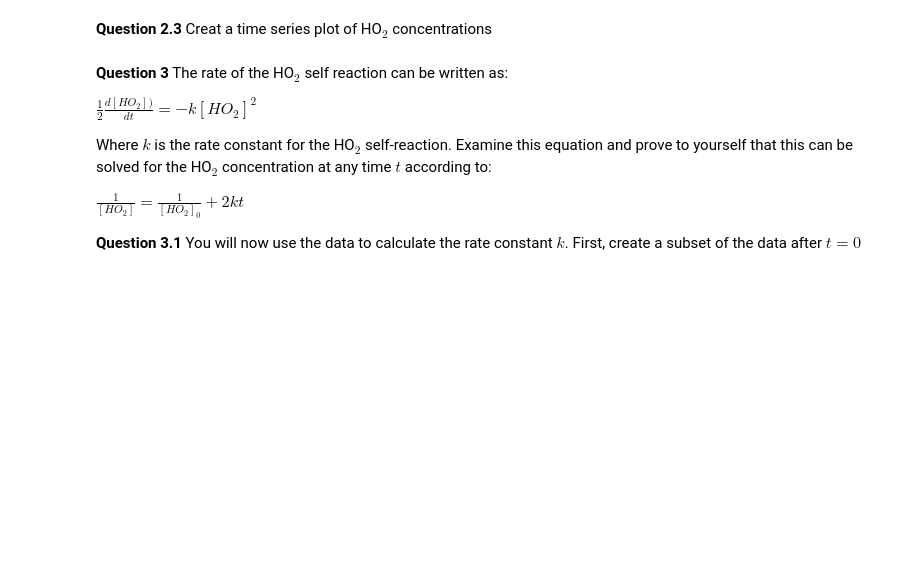
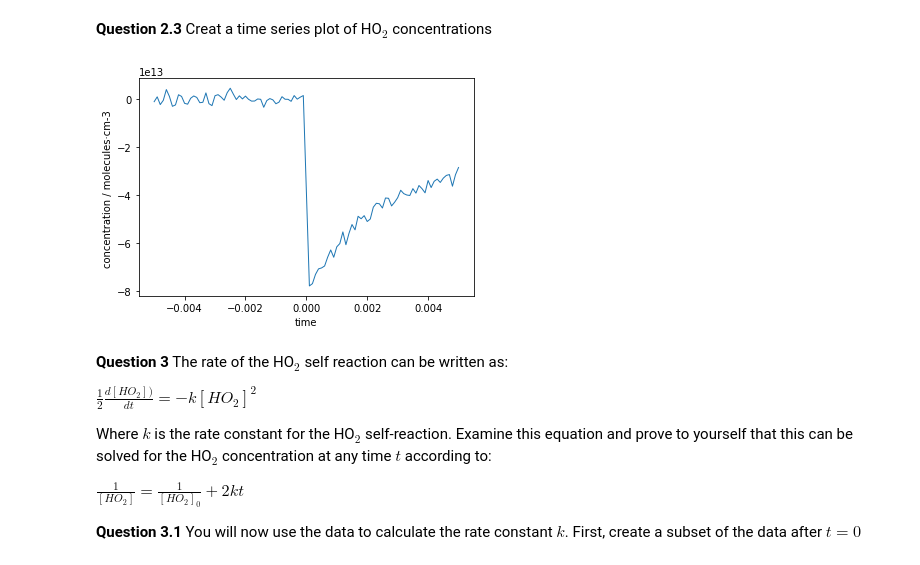
Before and after one commit to qdzhu/ACES, a Jupyter notebook: 7_PS_Analytical_Chemistry_II_studentversion.ipynb, the cells around one changed output. Cells and saved outputs as stored; diff of their text form; code cells hidden in the pictures; blank space fills up the shorter version.

```diff
--- a/7_PS_Analytical_Chemistry_II_studentversion.ipynb
+++ b/7_PS_Analytical_Chemistry_II_studentversion.ipynb
@@ -59,2 +69,6 @@ $I$: intensity of light after passing through sample
+# %%
+HO2_data_1 = HO2_data[HO2_data['tsec']<=0]
+# %%
+I0 = HO2_data_1['I_UV'].mean()
 # %% [markdown]
 **Question 2.2** The absorption cross section of HO$_2$ is 3.41E-18 cm$^2$ and the length of the flow tube is 153.9 cm. Create a new column in HO2_data of HO$_2$ concentrations in units of molecules cm$^{-3}$.
@@ -65,2 +75,9 @@ import math
+# %%
+import math
+I_UV = list(HO2_data['I_UV'])
+con = []
+for i in range(len(I_UV)):
+    con.append(math.log(I_UV[i]/I0)/((3.41e-18)*153.9))
+HO2_data['concentration'] = con
 # %% [markdown]
 **Question 2.3** Creat a time series plot of HO$_2$ concentrations
@@ -69,3 +84,11 @@ import math
+# %%
+fig, ax = plt.subplots()
+plt.plot(HO2_data['tsec'], HO2_data['concentration'],linewidth=1)
+plt.xlabel('time')
+plt.ylabel('concentration / molecules·cm-3 ')
+plt.show()
+# %% [output]
+[figure, added]
 # %% [markdown]
 **Question 3** The rate of the HO$_2$ self reaction can be written as:
 
```
Also changed, not shown: parts of 16 cells of this notebook.
